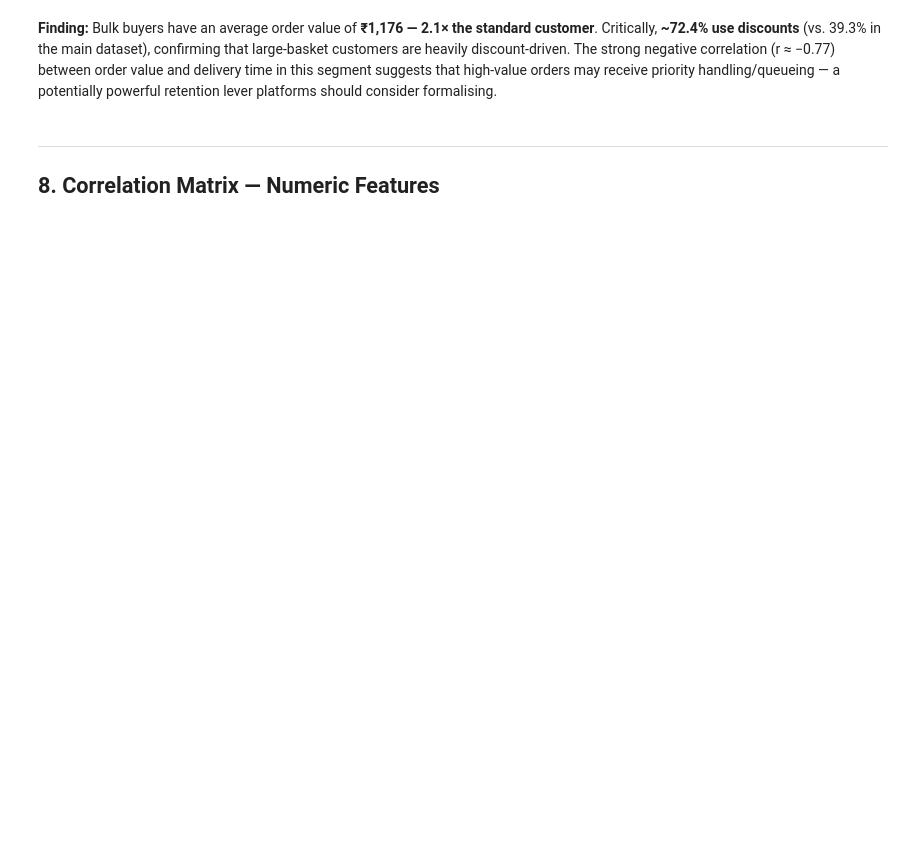
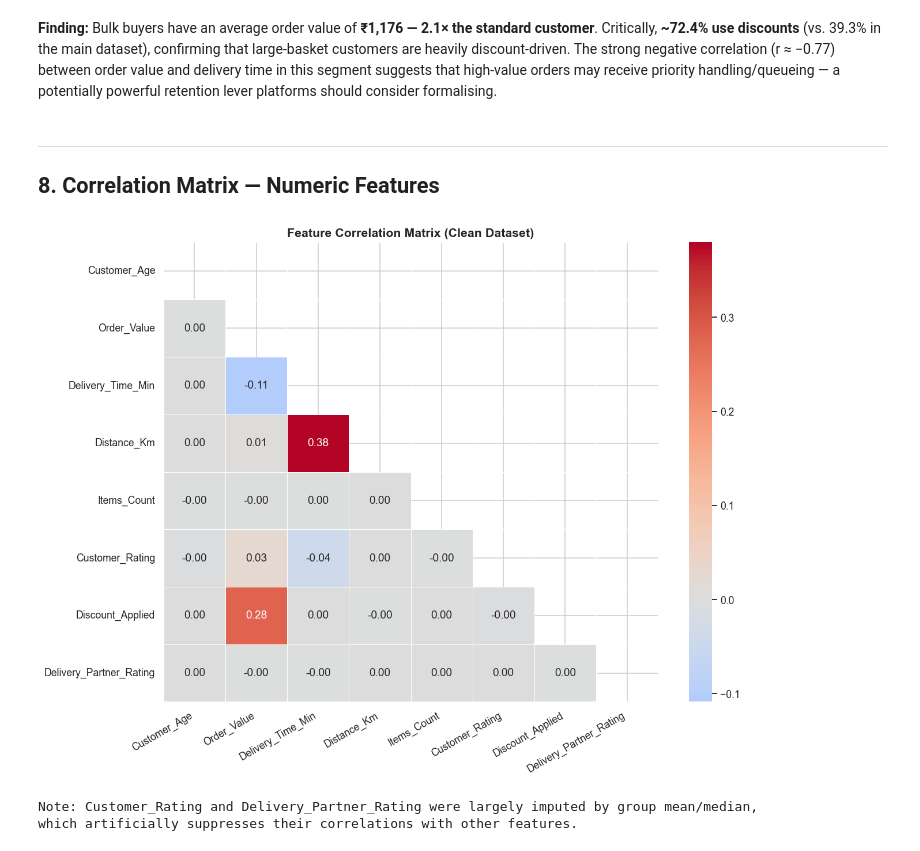
Before and after one commit to IntentionedReflex35/qcommerce-platform-analysis, a Jupyter notebook: notebooks/Analysis_Report.ipynb, the cells around one changed output. Saved outputs shown, nothing was run; the diff lists cells and outputs as text; code cells hidden in the pictures; blank space fills up the shorter version.

Commit message:
feat and style: Fixing typos and resolving file paths issues
feat: README files also created

```diff
--- a/notebooks/Analysis_Report.ipynb
+++ b/notebooks/Analysis_Report.ipynb
@@ -74,8 +87,5 @@ print('Libraries loaded.')
 # %%
 #  ── Load Raw Data ─────────────────────────────────────────────────────────────
-base_path = Path.cwd()
-DATA_PATH = base_path.parent/'data'/'quick_commerce_data_raw.csv'
-
-df_raw = pd.read_csv(DATA_PATH)
+df_raw = pd.read_csv(DATA_RAW)
 print(f'Shape: {df_raw.shape[0]:,} rows x {df_raw.shape[1]} columns')
 df_raw.head(3)
@@ -772,22 +1016,26 @@ display(bulk.groupby('Company').agg(
 # %%
 corr_matrix = df.corr(numeric_only=True)
 upp_tria = np.triu(np.ones_like(corr_matrix, dtype=bool))  # upper triangle only
 
-fig, ax = plt.subplots(figsize=(10, 7))
+fig, ax = plt.subplots(figsize=(12, 9))
 sns.heatmap(corr_matrix,
             annot=True, fmt='.2f',
             mask=upp_tria,
             cmap='coolwarm', center=0,
             linewidths=0.5,
             ax=ax)
 ax.set_title('Feature Correlation Matrix (Clean Dataset)', fontsize=14, fontweight='bold')
 plt.xticks(rotation=30, ha='right')
 plt.tight_layout()
-plt.savefig(base_path.parent/'plots'/'fig_08_correlation_matrix.png', dpi=120, bbox_inches='tight')
+plt.savefig(PLOTS_DIR/'fig_08_correlation_matrix.png', dpi=120, bbox_inches='tight')
 plt.show()
 
 print(f"Note: Customer_Rating and Delivery_Partner_Rating were largely imputed by group mean/median,")
 print(f"which artificially suppresses their correlations with other features.")
+# %% [output]
+[figure, added]
+Note: Customer_Rating and Delivery_Partner_Rating were largely imputed by group mean/median,
+which artificially suppresses their correlations with other features.
 # %% [markdown]
 ---
 ## 9. Conclusions & Business Recommendations
```
Also changed, not shown: parts of 39 cells of this notebook, 4 other files.
